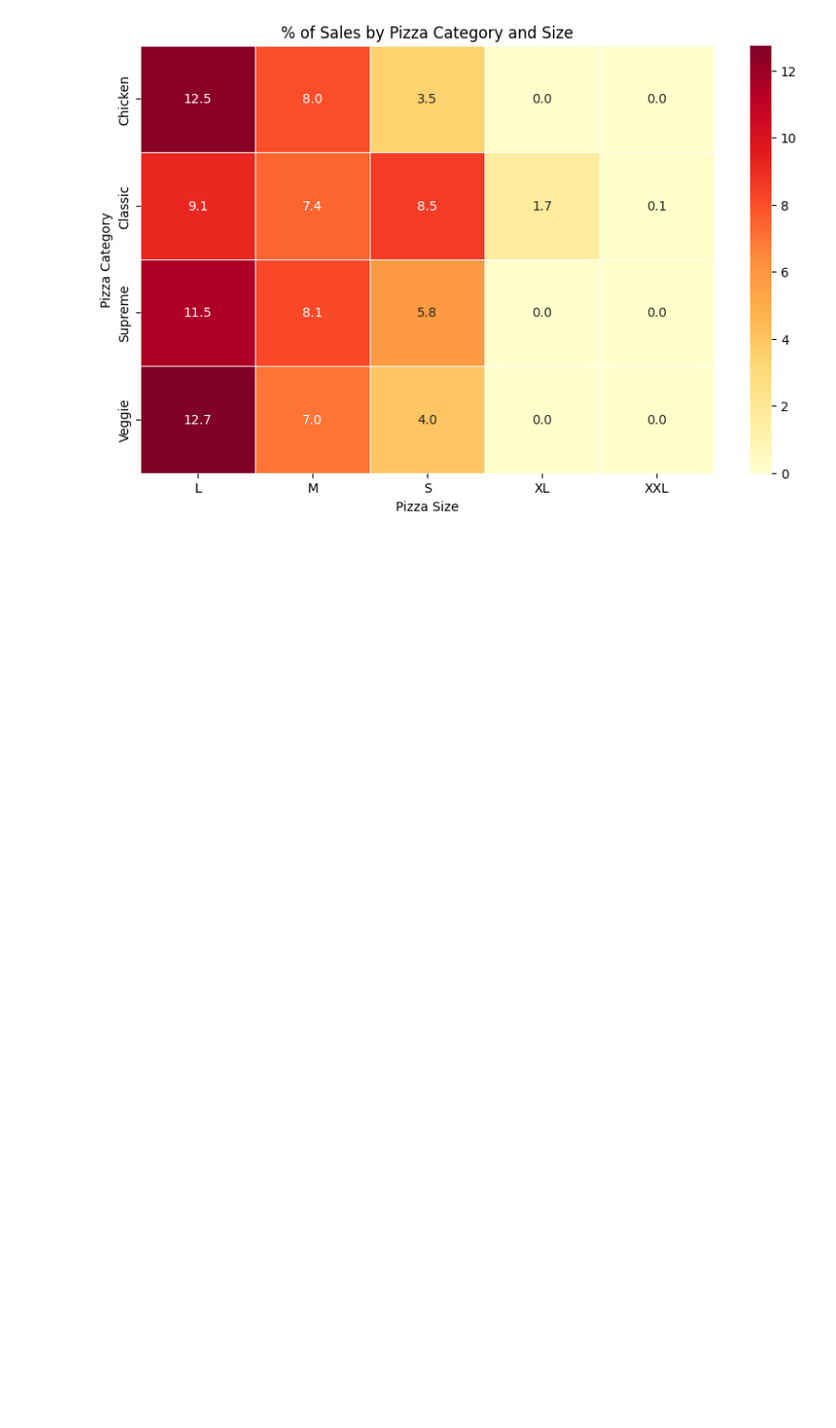
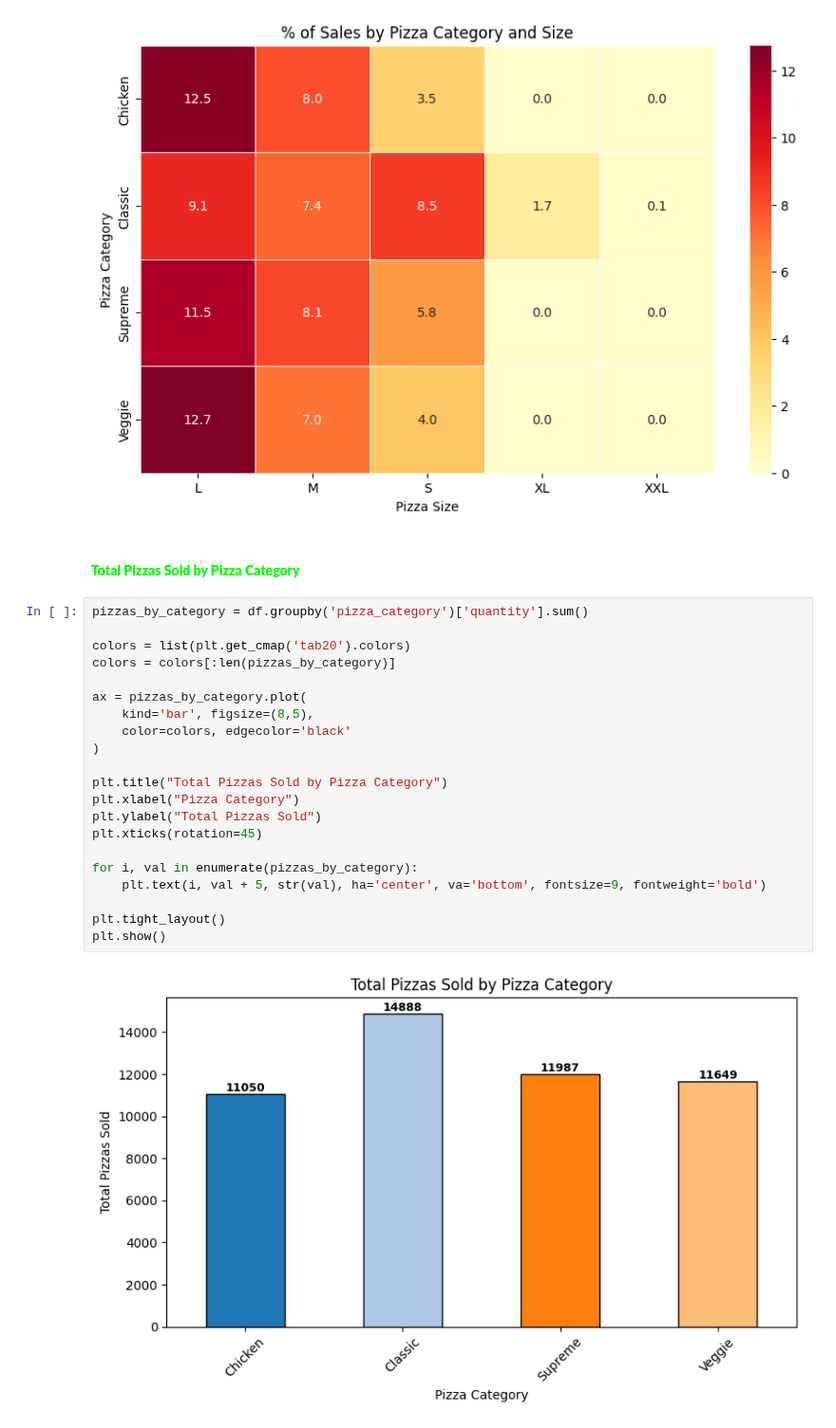
Before and after one commit to AnkitBhagat17/Data_Visualization, a Jupyter notebook: Python Project/Pizaa_Sales.ipynb, the cells around one changed output. Shown at 95% size. Drawn from its saved outputs; the diff is of its cells as text; blank space fills up the shorter version.

Commit message:
Chart's

```diff
--- a/Python Project/Pizaa_Sales.ipynb
+++ b/Python Project/Pizaa_Sales.ipynb
@@ -316,3 +316,28 @@ plt.xlabel("Pizza Size")
 plt.show()
 # %% [output]
 [figure]
+# %% [markdown]
+<h4 style='color:Lime;'><b>Total Pizzas Sold by Pizza Category</b></h4>
+# %%
+pizzas_by_category = df.groupby('pizza_category')['quantity'].sum()
+
+colors = list(plt.get_cmap('tab20').colors)
+colors = colors[:len(pizzas_by_category)]
+
+ax = pizzas_by_category.plot(
+    kind='bar', figsize=(8,5),
+    color=colors, edgecolor='black'
+)
+
+plt.title("Total Pizzas Sold by Pizza Category")
+plt.xlabel("Pizza Category")
+plt.ylabel("Total Pizzas Sold")
+plt.xticks(rotation=45)
+
+for i, val in enumerate(pizzas_by_category):
+    plt.text(i, val + 5, str(val), ha='center', va='bottom', fontsize=9, fontweight='bold')
+
+plt.tight_layout()
+plt.show()
+# %% [output]
+[figure, added]
```
